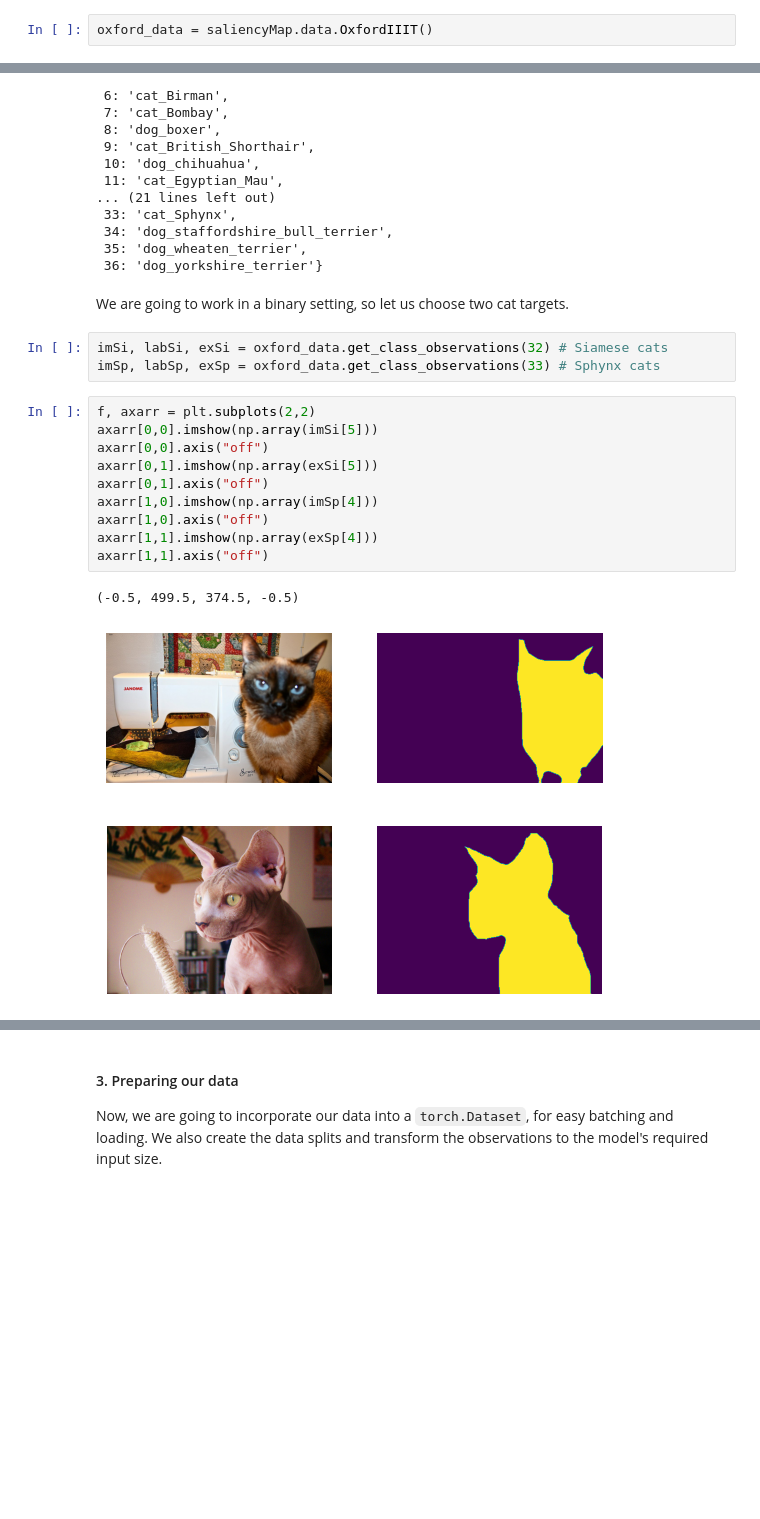
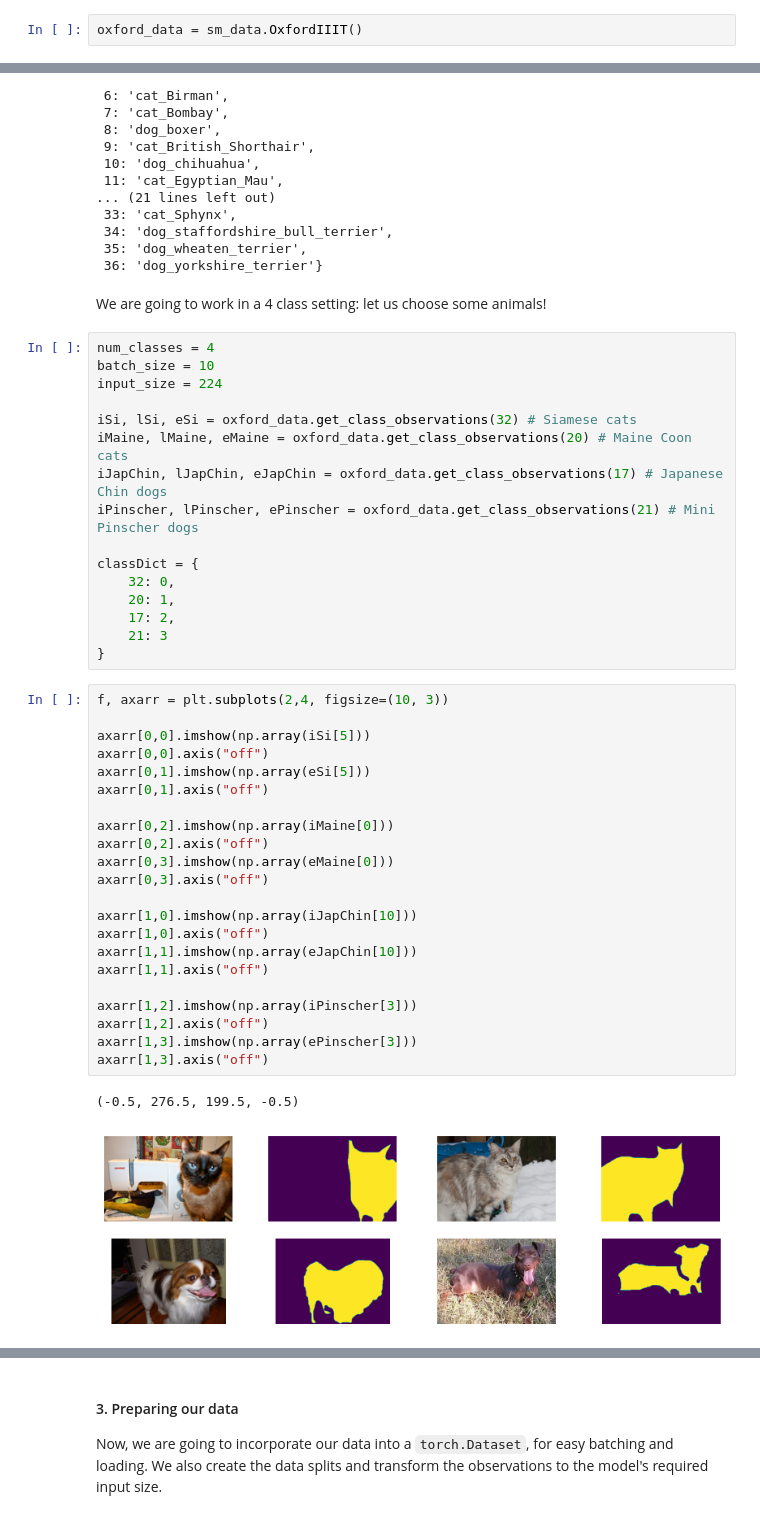
Before and after one commit to chus-chus/teex, a Jupyter notebook: docs/demos/model_selection/model_selection_nb.ipynb, the cells around one changed output, grey strips where cells are left out. Saved outputs shown, nothing was run; the diff lists cells and outputs as text; blank space fills up the shorter version.

```diff
--- a/docs/demos/model_selection/model_selection_nb.ipynb
+++ b/docs/demos/model_selection/model_selection_nb.ipynb
@@ -32,7 +39,7 @@ from torch.utils import data
 
 We are going to work with a subset of the Oxford-IIIT Pet dataset, included in **teex**. It contains roughly 7000 images from 37 categories.
 # %%
-oxford_data = saliencyMap.data.OxfordIIIT()
+oxford_data = sm_data.OxfordIIIT()
 # %% [markdown]
 We have the following classes available
 # %%
@@ -56,20 +63,45 @@ oxford_data.classMap
  35: 'dog_wheaten_terrier',
  36: 'dog_yorkshire_terrier'}
 # %% [markdown]
-We are going to work in a binary setting, so let us choose two cat targets.
+We are going to work in a 4 class setting: let us choose some animals!
-# %%
-imSi, labSi, exSi = oxford_data.get_class_observations(32) # Siamese cats
-imSp, labSp, exSp = oxford_data.get_class_observations(33) # Sphynx cats
+# %%
+num_classes = 4
+batch_size = 10
+input_size = 224
+
+iSi, lSi, eSi = oxford_data.get_class_observations(32) # Siamese cats
+iMaine, lMaine, eMaine = oxford_data.get_class_observations(20) # Maine Coon cats
+iJapChin, lJapChin, eJapChin = oxford_data.get_class_observations(17) # Japanese Chin dogs
+iPinscher, lPinscher, ePinscher = oxford_data.get_class_observations(21) # Mini Pinscher dogs
+
+classDict = {
+    32: 0,
+    20: 1,
+    17: 2,
+    21: 3
+}
 # %%
-f, axarr = plt.subplots(2,2)
-axarr[0,0].imshow(np.array(imSi[5]))
+f, axarr = plt.subplots(2,4, figsize=(10, 3))
+
+axarr[0,0].imshow(np.array(iSi[5]))
 axarr[0,0].axis("off")
-axarr[0,1].imshow(np.array(exSi[5]))
+axarr[0,1].imshow(np.array(eSi[5]))
 axarr[0,1].axis("off")
-axarr[1,0].imshow(np.array(imSp[4]))
+
+axarr[0,2].imshow(np.array(iMaine[0]))
+axarr[0,2].axis("off")
+axarr[0,3].imshow(np.array(eMaine[0]))
+axarr[0,3].axis("off")
+
+axarr[1,0].imshow(np.array(iJapChin[10]))
 axarr[1,0].axis("off")
-axarr[1,1].imshow(np.array(exSp[4]))
+axarr[1,1].imshow(np.array(eJapChin[10]))
 axarr[1,1].axis("off")
+
+axarr[1,2].imshow(np.array(iPinscher[3]))
+axarr[1,2].axis("off")
+axarr[1,3].imshow(np.array(ePinscher[3]))
+axarr[1,3].axis("off")
 # %% [output]
-(-0.5, 499.5, 374.5, -0.5)
+(-0.5, 276.5, 199.5, -0.5)
-[figure, old version]
+[figure, new version]
```
Also changed, not shown: parts of 37 cells of this notebook.
